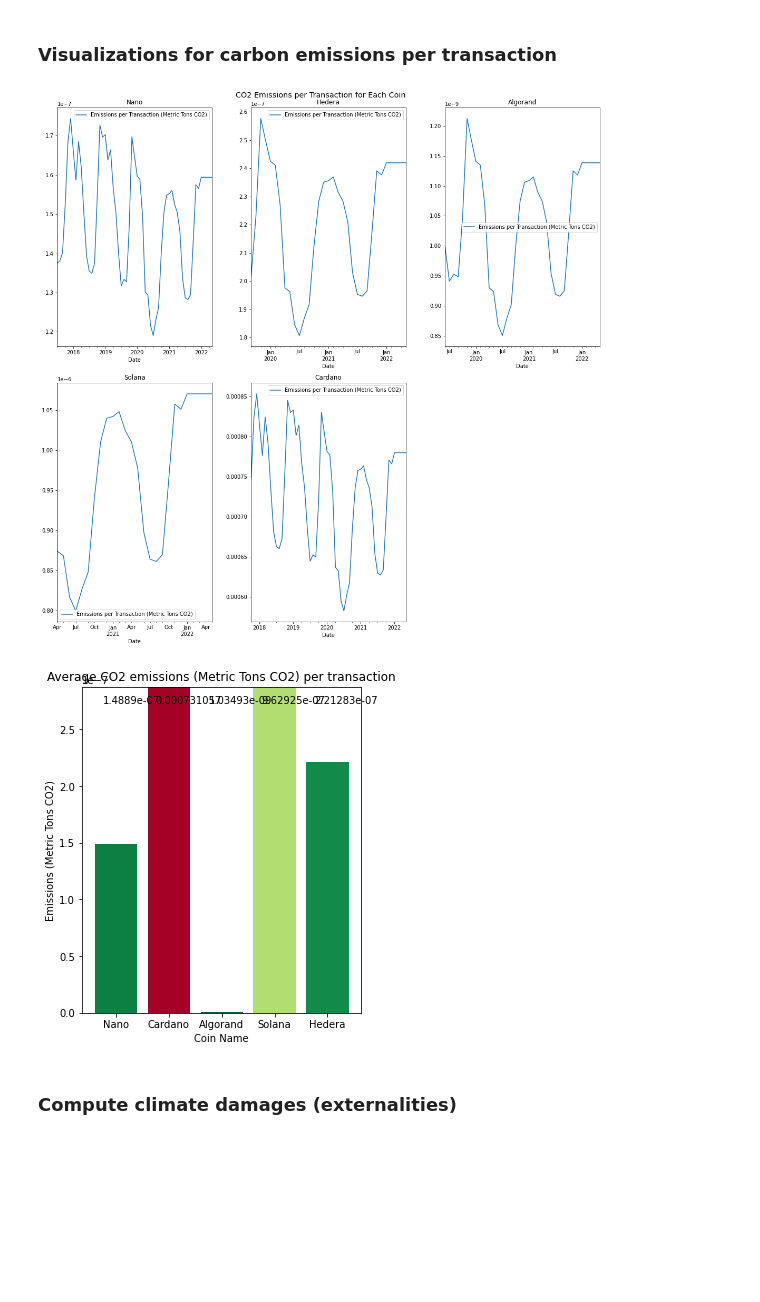
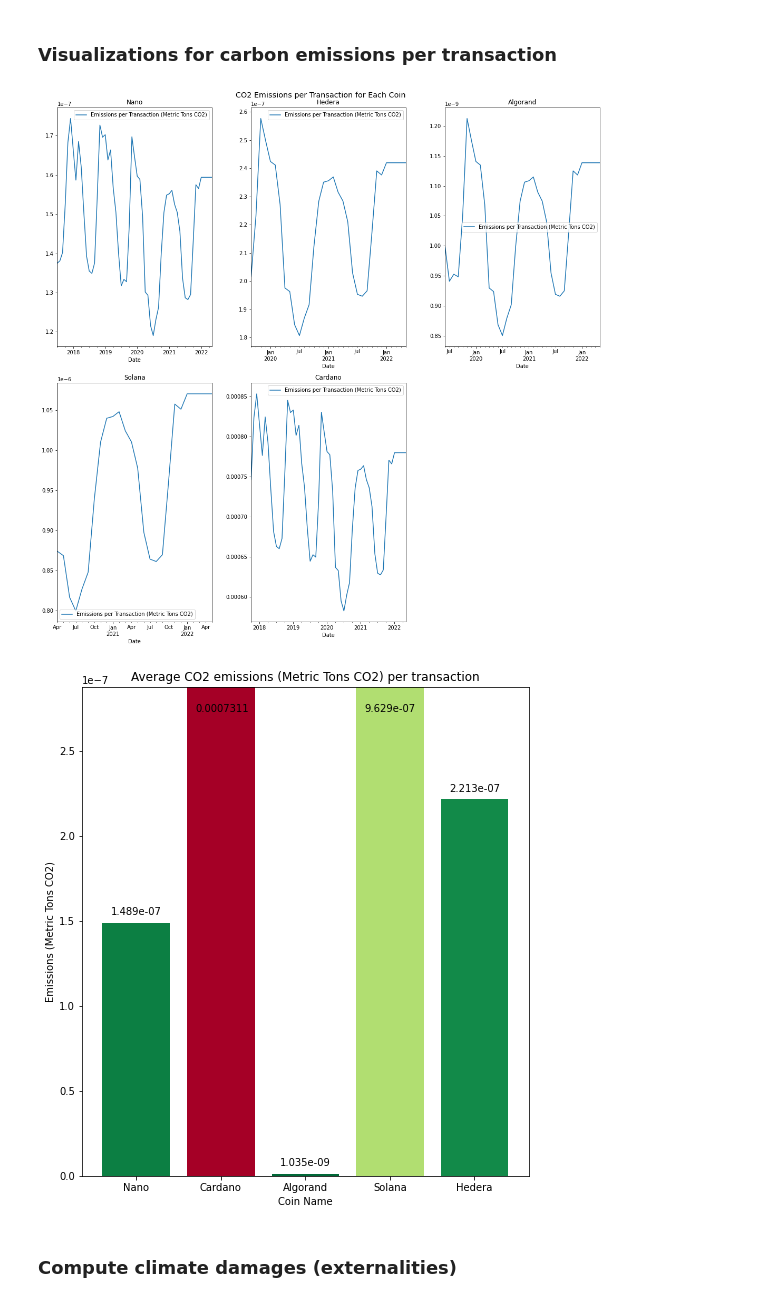
Before and after one commit to taylor-giles-sbu/CSE551-Final-Project, a Jupyter notebook: final-project-data.ipynb, the cells around one changed output. Saved outputs shown, nothing was run; the diff lists cells and outputs as text; code cells hidden in the pictures; blank space fills up the shorter version.

Commit message:
Emissions bar graph cleanup

```diff
--- a/final-project-data.ipynb
+++ b/final-project-data.ipynb
@@ -223,36 +223,36 @@ for coin in coins_dfs:
 # %%
 # Visualizations of coins emissions data
 fig, axes = plt.subplots(2, 3, figsize=(15,15))
 plt.suptitle("CO2 Emissions per Transaction for Each Coin", size='x-large')
 for index, coin in enumerate(coins_dfs):
     coin.plot(ax=axes[index % 2, index % 3], x="Date", y="Emissions per Transaction (Metric Tons CO2)", kind="line", title=coin.name)
 axes[1, 2].set_visible(False)
 fig.tight_layout()
 plt.show()
 
 # Bar plot for averages
-plt.figure(figsize=(5, 6))
+plt.figure(figsize=(8, 9))
 coin_names = []
 emission_vals = []
 for index, coin in enumerate(coins_dfs):
     coin_names.append(coin.name)
     emission_vals.append(coin.avg_emissions_per_tx)
 
 cmap = cm.RdYlGn.reversed()
 norm = Normalize(vmin=0, vmax=0.000003)
 colors = []
 for index, coin in enumerate(coins_dfs):
     colors.append(cmap(norm(coin.avg_emissions_per_tx)))
-    plt.text(index - 0.25, min([coin.avg_emissions_per_tx + 0.01, np.median(emission_vals) * 1.3 * 0.95]), f'{coin.avg_emissions_per_tx:.6g}')
+    plt.text(index - 0.3, min([coin.avg_emissions_per_tx + 0.000000005, np.median(emission_vals) * 1.3 * 0.95]), f'{coin.avg_emissions_per_tx:.4g}')
 plt.bar(coin_names, emission_vals, color=colors)
 plt.title("Average CO2 emissions (Metric Tons CO2) per transaction")
 plt.xlabel("Coin Name")
 plt.ylabel("Emissions (Metric Tons CO2)")
 plt.ylim(0, np.median(emission_vals) * 1.3)
 plt.show()
 # %% [output]
 [figure]
-[figure, old version]
+[figure, new version]
 # %% [markdown]
 ### Compute climate damages (externalities)
 # %%
```
